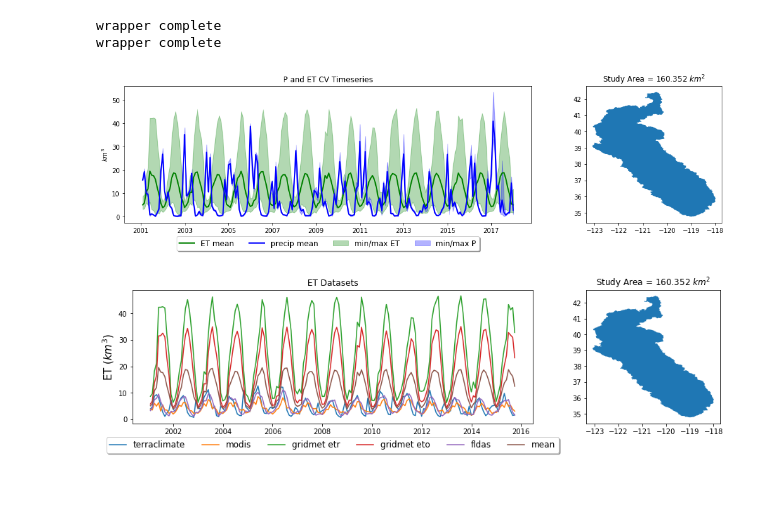
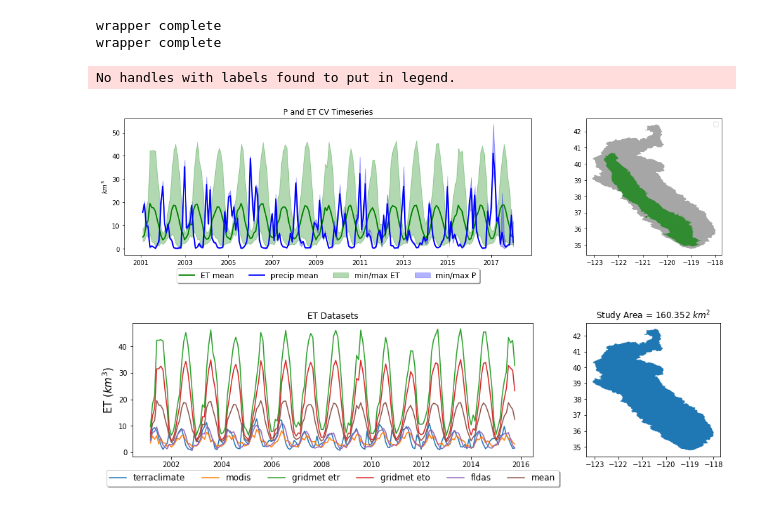
Before and after one commit to kashingtonDC/cvwbm, a Jupyter notebook: code/ssjtwb.ipynb, the cells around one changed output. Drawn from its saved outputs; the diff is of its cells as text; code cells hidden in the pictures.

```diff
--- a/code/ssjtwb.ipynb
+++ b/code/ssjtwb.ipynb
@@ -27,9 +28,12 @@ Set the init params:
 ##### AREA #####
 
 # HUC 4s draining to the CV
-cv = gp.read_file("../shape/cv_hu6.shp")
-cv2 = cv.geometry.simplify(0.1)
-lls = cv2.geometry.iloc[0]
+cv = gp.read_file("../shape/cv.shp")
+cv_km3 = round(cv.area[0] * 10, 2)
+
+ssjt = gp.read_file("../shape/cv_hu6.shp")
+ssjt2 = ssjt.geometry.simplify(0.1)
+lls = ssjt2.geometry.iloc[0]
 x,y = lls.exterior.coords.xy
 coords = [list(zip(x,y))]
 area = ee.Geometry.Polygon(coords)
@@ -188,24 +192,26 @@ et = np.mean(et_stacked, axis = 1)
 # %%
 # Plot the means and ranges
 
 f, (a0, a1) = plt.subplots(1,2, gridspec_kw = {'width_ratios':[3, 1]}, figsize=(17,4))
 
 a0.set_title("P and ET CV Timeseries")
 
 a0.plot(dt_idx, et, label = "ET mean", color = "green", linewidth=2.0)
 a0.fill_between(dt_idx, np.min(et_stacked, axis = 1), np.max(et_stacked, axis = 1), alpha = 0.3, color = "green", label = "min/max ET")
 
 a0.plot(dt_idx, p, label = "precip mean", color = "blue", linewidth = 2.0)
 a0.fill_between(dt_idx, np.min(p_stacked, axis = 1), np.max(p_stacked, axis = 1), alpha = 0.3, color = "blue", label = "min/max P")
 a0.set_ylabel("$km^3$")
 a0.legend(loc='upper center', bbox_to_anchor=(0.5, -0.07), fancybox=True, shadow=True, ncol=7, prop = {"size":12})
 
-a1.set_title("Study Area = {} $km^2$".format(round(sa_km3, 3)))
-cv.plot(ax=a1)
+ssjt.plot(ax=a1, color = "gray", alpha = 0.7, label = "SSJT area = {} $km^2$".format(round(sa_km3, 3)))
+cv.plot(ax=a1, color = "green", alpha = 0.7, label =  "CV area = {} $km^2$".format(round(cv_km3, 3)))
+a1.legend()
 
 plt.show()
 # %% [output]
+No handles with labels found to put in legend.
-[figure, old version]
+[figure, new version]
 # %%
 # Read c2vsim storage data
 
```
Also changed, not shown: parts of 24 cells of this notebook.
